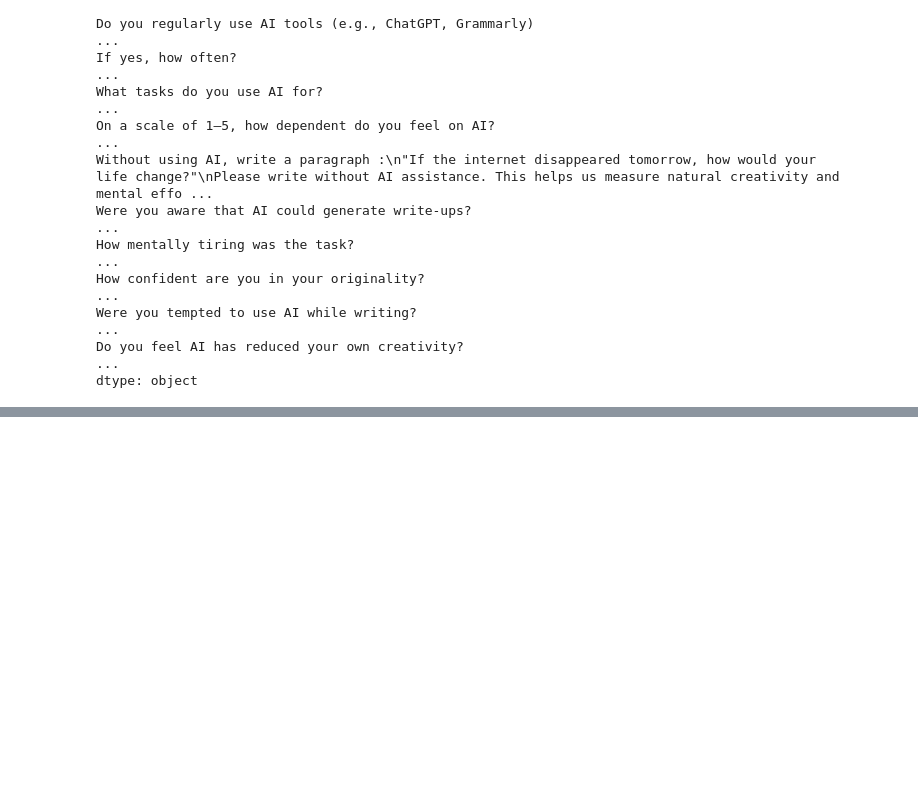
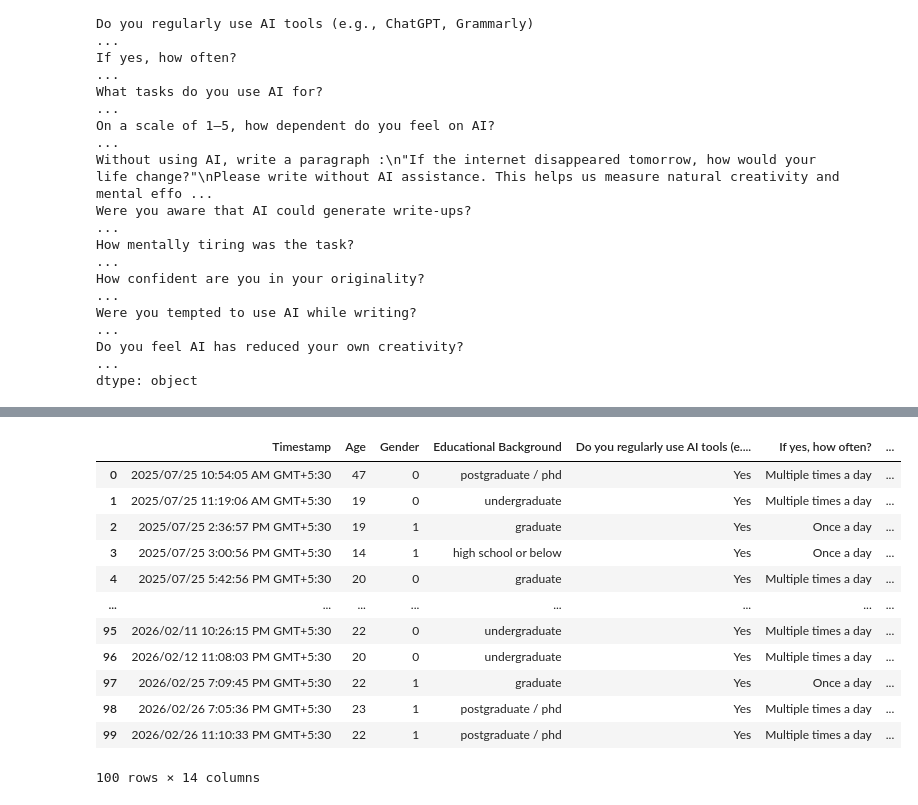
Before and after one commit to simarkalsi24/Study-on-AI-Dependency-and-Cognitive-Creativity, a Jupyter notebook: Analysis dataset.ipynb, the cells around one changed output, grey strips where cells are left out. Cells and saved outputs as stored; diff of their text form; code cells hidden in the pictures; blank space fills up the shorter version.

```diff
--- a/Analysis dataset.ipynb
+++ b/Analysis dataset.ipynb
@@ -318,0 +344,16 @@ df.describe()
+# %%
+df
+# %% [output]
+|  | Timestamp | Age | Gender | Educational Background | Do you regularly use AI tools (e.... | If yes, how often? | ... |
+| 0 | 2025/07/25 10:54:05 AM GMT+5:30 | 47 | 0 | postgraduate / phd | Yes | Multiple times a day | ... |
+| 1 | 2025/07/25 11:19:06 AM GMT+5:30 | 19 | 0 | undergraduate | Yes | Multiple times a day | ... |
+| 2 | 2025/07/25 2:36:57 PM GMT+5:30 | 19 | 1 | graduate | Yes | Once a day | ... |
+| 3 | 2025/07/25 3:00:56 PM GMT+5:30 | 14 | 1 | high school or below | Yes | Once a day | ... |
+| 4 | 2025/07/25 5:42:56 PM GMT+5:30 | 20 | 0 | graduate | Yes | Multiple times a day | ... |
+| ... | ... | ... | ... | ... | ... | ... | ... |
+| 95 | 2026/02/11 10:26:15 PM GMT+5:30 | 22 | 0 | undergraduate | Yes | Multiple times a day | ... |
+| 96 | 2026/02/12 11:08:03 PM GMT+5:30 | 20 | 0 | undergraduate | Yes | Multiple times a day | ... |
+| 97 | 2026/02/25 7:09:45 PM GMT+5:30 | 22 | 1 | graduate | Yes | Once a day | ... |
+| 98 | 2026/02/26 7:05:36 PM GMT+5:30 | 23 | 1 | postgraduate / phd | Yes | Multiple times a day | ... |
+| 99 | 2026/02/26 11:10:33 PM GMT+5:30 | 22 | 1 | postgraduate / phd | Yes | Multiple times a day | ... |
+100 rows × 14 columns
```
Also changed, not shown: parts of 13 cells of this notebook.
